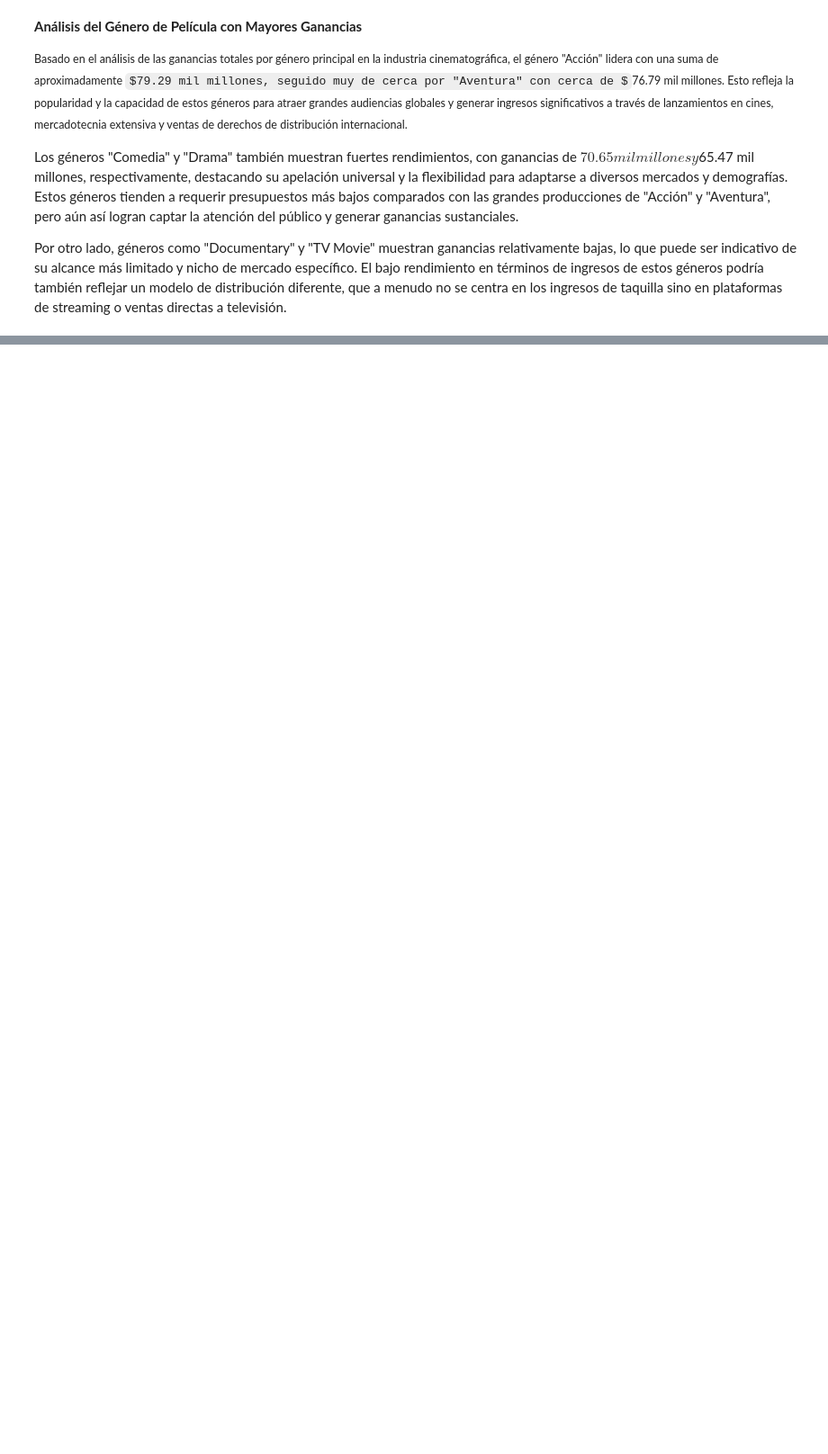
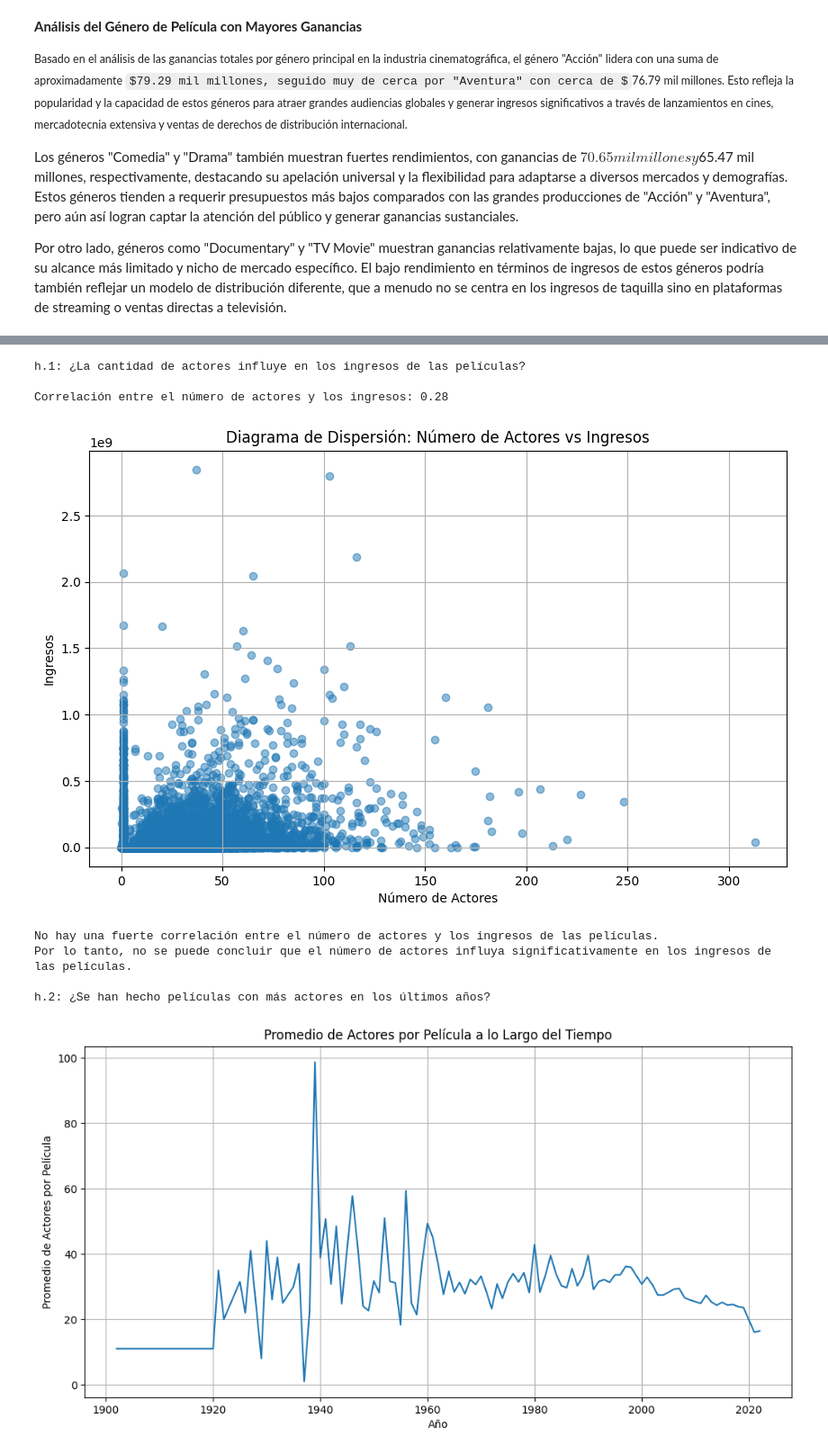
Before and after one commit to XavierLopez25/HT1-MD, a Jupyter notebook: EjerciciosAnalisisExploratorio.ipynb, the cells around one changed output, grey strips where cells are left out. Shown at 90% size. Cells and saved outputs as stored; diff of their text form; code cells hidden in the pictures; some formulas as TeX source; blank space fills up the shorter version.

Commit message:
feat: analyze actor count impact on movie revenues and visualize trends

```diff
--- a/EjerciciosAnalisisExploratorio.ipynb
+++ b/EjerciciosAnalisisExploratorio.ipynb
@@ -310,0 +313,60 @@ Por otro lado, géneros como "Documentary" y "TV Movie" muestran ganancias relat
+# %%
+# Cargar los datos
+df = pd.read_csv('movies.csv', encoding='ISO-8859-1')
+
+# Convertir los ingresos y las fechas de lanzamiento a tipos numérico y datetime, respectivamente
+df['revenue'] = pd.to_numeric(df['revenue'], errors='coerce')
+df['releaseDate'] = pd.to_datetime(df['releaseDate'], errors='coerce')
+
+# Asumimos que tienes una columna que lista actores separados por '|'
+df['numActors'] = df['actors'].fillna('').apply(lambda x: len(x.split('|')) if x != '' else 0)
+
+# Analizar los ingresos en relación con el número de actores
+correlation = df['numActors'].corr(df['revenue'])
+print("\nh.1: ¿La cantidad de actores influye en los ingresos de las películas?\n")
+print(f"Correlación entre el número de actores y los ingresos: {correlation:.2f}\n")
+
+# Crear un diagrama de dispersión para visualizar la relación entre número de actores y ingresos
+plt.figure(figsize=(10, 6))
+plt.scatter(df['numActors'], df['revenue'], alpha=0.5)
+plt.title('Diagrama de Dispersión: Número de Actores vs Ingresos')
+plt.xlabel('Número de Actores')
+plt.ylabel('Ingresos')
+plt.grid(True)
+plt.show()
+
+if correlation > 0.5 or correlation < -0.5:
+    print("Hay una fuerte correlación entre el número de actores y los ingresos de las películas.\n")
+    print("Por lo tanto, es probable que el número de actores influya significativamente en los ingresos de las películas.")
+else:
+    print("No hay una fuerte correlación entre el número de actores y los ingresos de las películas.")
+    print("Por lo tanto, no se puede concluir que el número de actores influya significativamente en los ingresos de las películas.")
+
+# Analizar la tendencia del número de actores a lo largo del tiempo
+df['year'] = df['releaseDate'].dt.year
+average_actors_per_year = df.groupby('year')['numActors'].mean()
+
+print("\nh.2: ¿Se han hecho películas con más actores en los últimos años?\n")
+# Crear gráfico para visualizar la tendencia del número de actores a lo largo del tiempo
+plt.figure(figsize=(12, 6))
+average_actors_per_year.plot(title='Promedio de Actores por Película a lo Largo del Tiempo')
+plt.xlabel('Año')
+plt.ylabel('Promedio de Actores por Película')
+plt.grid(True)
+plt.show()
+
+# Visualización de la tendencia
+if average_actors_per_year.iloc[-10:].mean() > average_actors_per_year.iloc[:-10].mean():
+    print("En los últimos años, se ha observado un incremento en el número promedio de actores por película.")
+else:
+    print("No se ha observado un incremento significativo en el número promedio de actores por película en los últimos años.")
+# %% [output]
+h.1: ¿La cantidad de actores influye en los ingresos de las películas?
+
+Correlación entre el número de actores y los ingresos: 0.28
+[figure, added]
+No hay una fuerte correlación entre el número de actores y los ingresos de las películas.
+Por lo tanto, no se puede concluir que el número de actores influya significativamente en los ingresos de las películas.
+
+h.2: ¿Se han hecho películas con más actores en los últimos años?
+[figure, added]
```
Also changed, not shown: parts of 3 cells of this notebook.
